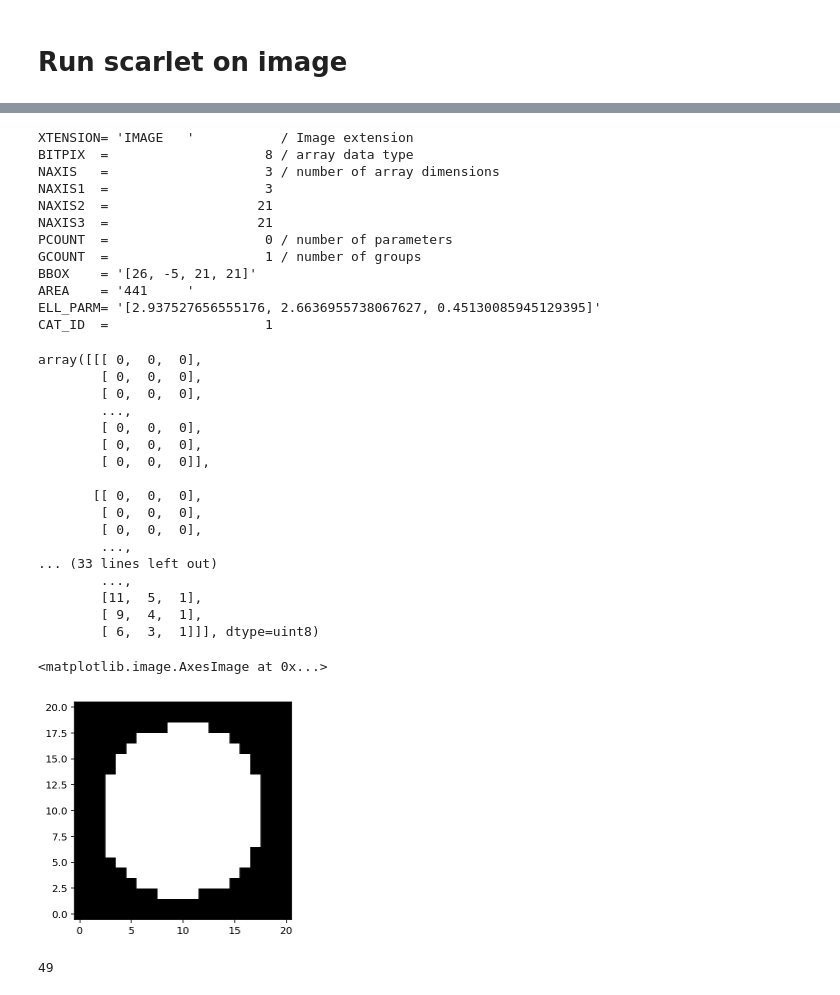
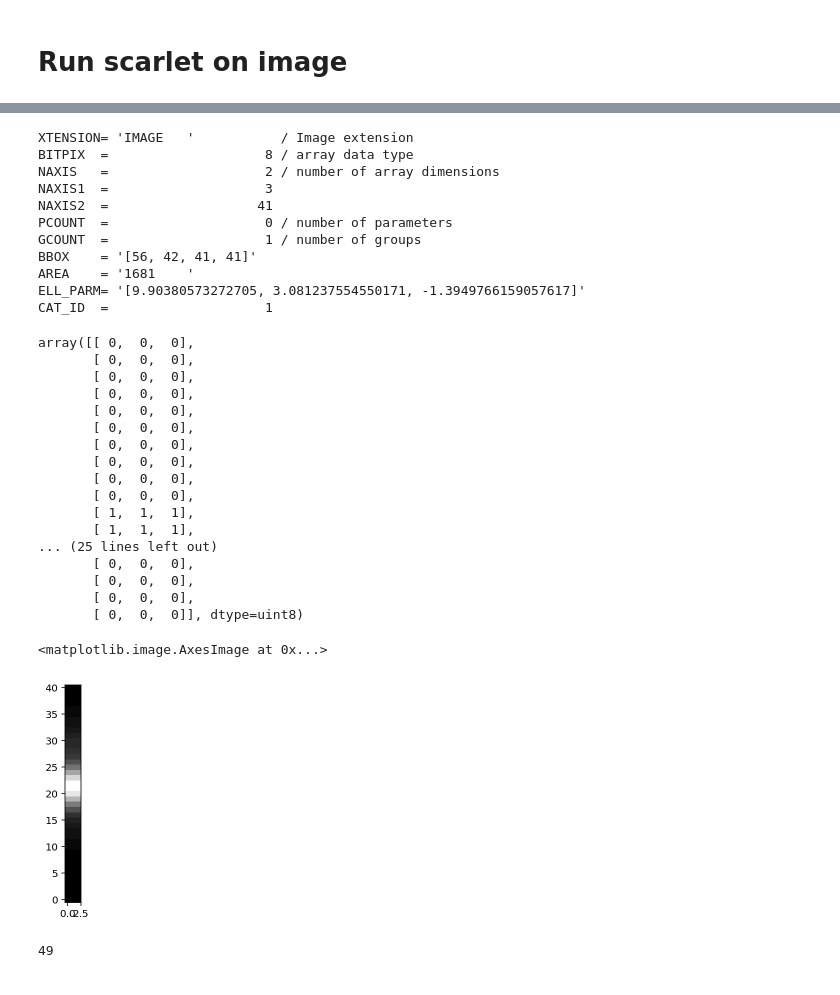
Before and after one commit to burke86/deepdisc, a Jupyter notebook: scarlet_tests.ipynb, the cells around one changed output, grey strips where cells are left out. Drawn from its saved outputs; the diff is of its cells as text; code cells hidden in the pictures.

```diff
--- a/scarlet_tests.ipynb
+++ b/scarlet_tests.ipynb
@@ -129,47 +130,49 @@ saving filename_I to: . !
 # %%
-filepath = os.path.join('.', f'calexp-HSC-G-9814-6,6_scarlet.fits')
+#filepath = os.path.join('.', f'calexp-HSC-9814-6,6_scarlet_segmask.fits')
+#filepath = os.path.join('.', f'calexp-HSC-G-9814-6,6_scarlet_img.fits')
+filepath = os.path.join('.', f'calexp-HSC-G-9814-6,6_scarlet_model.fits')
+
 
 obs_hdul = fits.open(filepath)
 # %%
-obs_hdul[2].header
+obs_hdul[5].header
 # %% [output]
 XTENSION= 'IMAGE   '           / Image extension
 BITPIX  =                    8 / array data type
-NAXIS   =                    3 / number of array dimensions
+NAXIS   =                    2 / number of array dimensions
 NAXIS1  =                    3
-NAXIS2  =                   21
-NAXIS3  =                   21
+NAXIS2  =                   41
 PCOUNT  =                    0 / number of parameters
 GCOUNT  =                    1 / number of groups
-BBOX    = '[26, -5, 21, 21]'
-AREA    = '441     '
-ELL_PARM= '[2.937527656555176, 2.6636955738067627, 0.45130085945129395]'
+BBOX    = '[56, 42, 41, 41]'
+AREA    = '1681    '
+ELL_PARM= '[9.90380573272705, 3.081237554550171, -1.3949766159057617]'
 CAT_ID  =                    1
 # %%
-obs_hdul[2].data
+obs_hdul[5].data
 # %% [output]
-array([[[ 0,  0,  0],
-        [ 0,  0,  0],
-        [ 0,  0,  0],
-        ...,
-        [ 0,  0,  0],
-        [ 0,  0,  0],
-        [ 0,  0,  0]],
-
-       [[ 0,  0,  0],
-        [ 0,  0,  0],
-        [ 0,  0,  0],
-        ...,
-... (33 lines left out)
-        ...,
-        [11,  5,  1],
-        [ 9,  4,  1],
-        [ 6,  3,  1]]], dtype=uint8)
+array([[ 0,  0,  0],
+       [ 0,  0,  0],
+       [ 0,  0,  0],
+       [ 0,  0,  0],
+       [ 0,  0,  0],
+       [ 0,  0,  0],
+       [ 0,  0,  0],
+       [ 0,  0,  0],
+       [ 0,  0,  0],
+       [ 0,  0,  0],
+       [ 1,  1,  1],
+       [ 1,  1,  1],
+... (25 lines left out)
+       [ 0,  0,  0],
+       [ 0,  0,  0],
+       [ 0,  0,  0],
+       [ 0,  0,  0]], dtype=uint8)
 # %%
-plt.imshow(obs_hdul[10].data)
+plt.imshow(obs_hdul[5].data)
 # %% [output]
 <matplotlib.image.AxesImage at 0x...>
-[figure, old version]
+[figure, new version]
 # %%
 len(catalog_deblended)
 # %%
```
Also changed, not shown: parts of 1 cell of this notebook, 2 other files.
